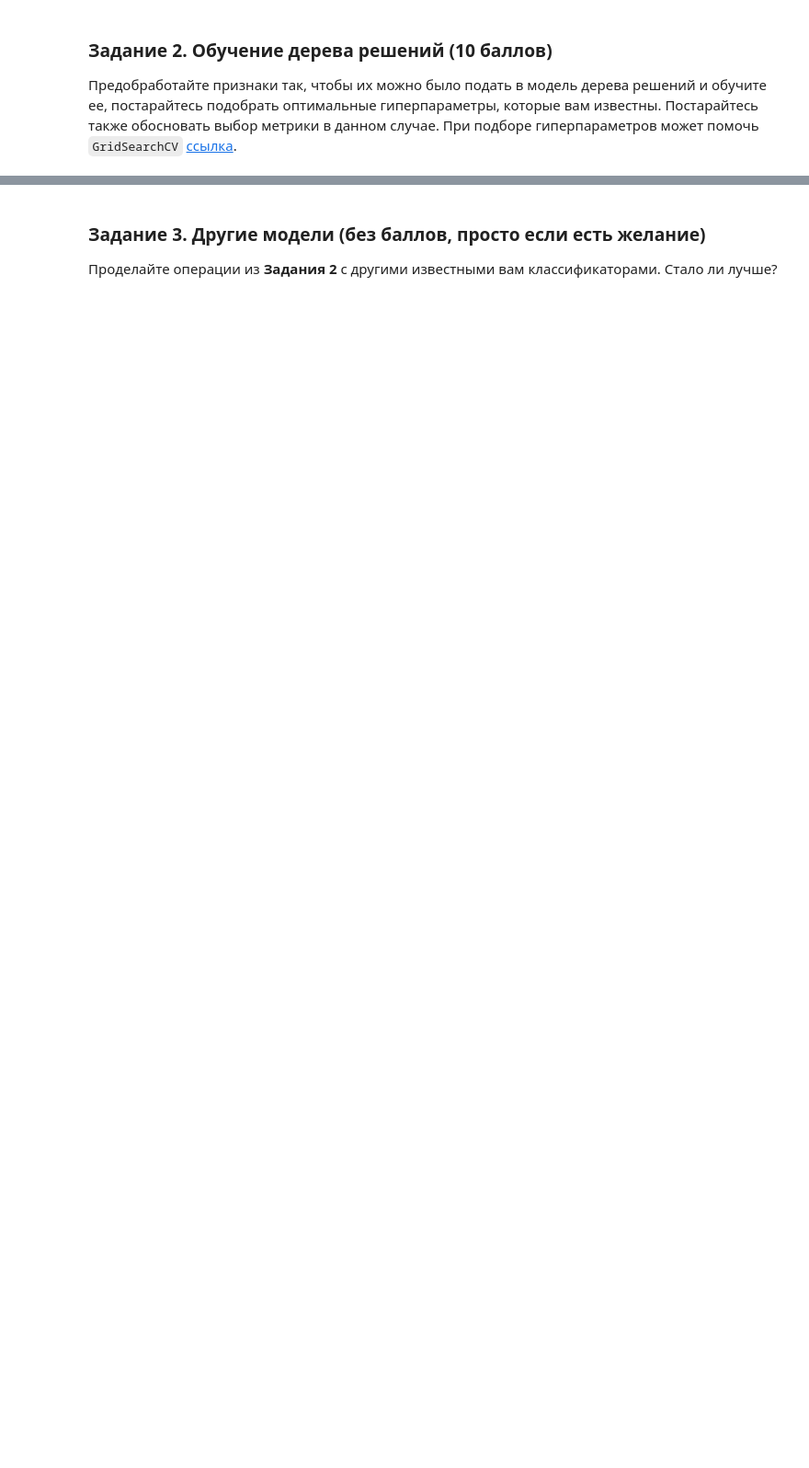
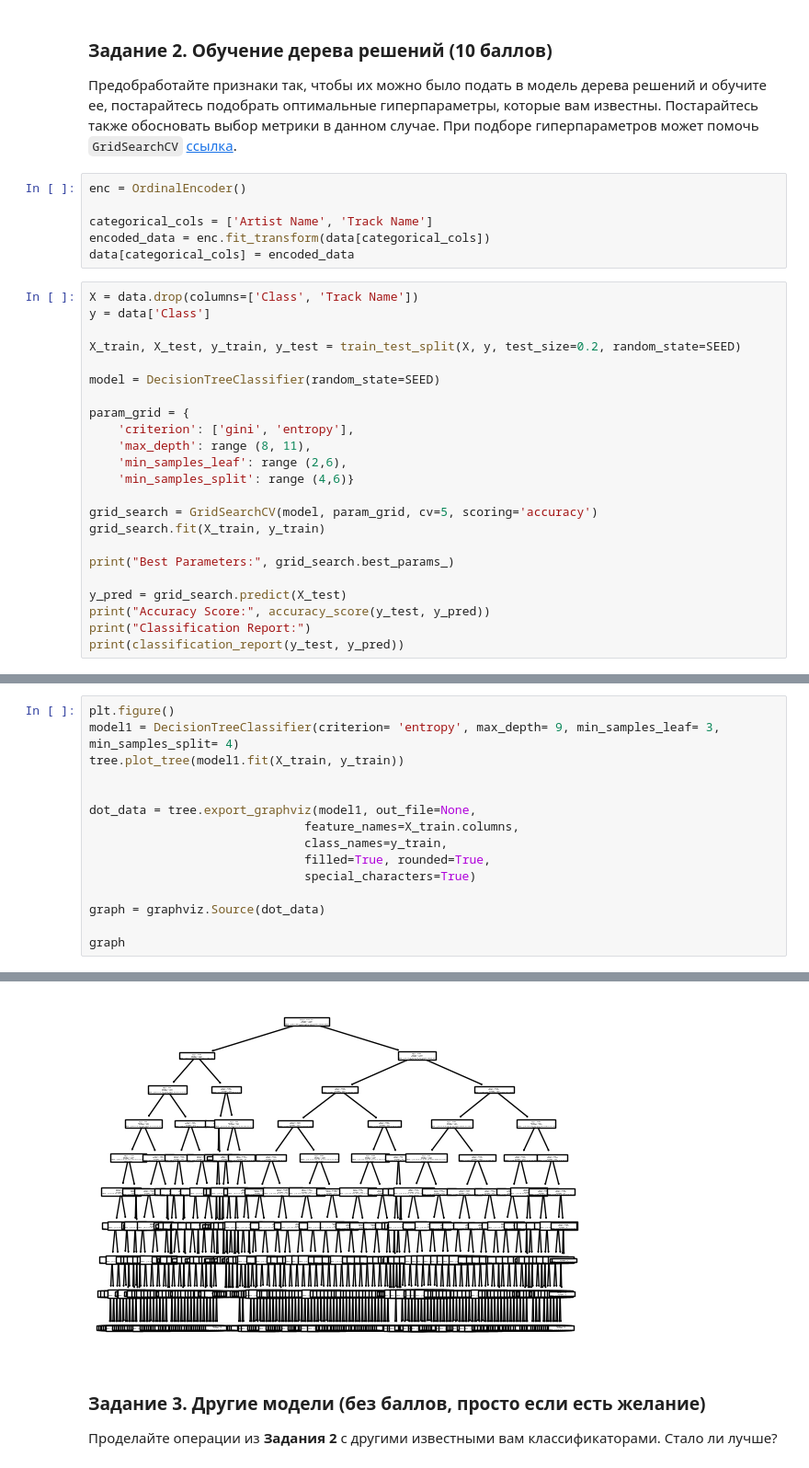
Before and after one commit to danon6868/BI-ml-2024, a Jupyter notebook: lecture_4_dt/homework/dt_lecture_practice.ipynb, the cells around one changed output, grey strips where cells are left out. Shown: that part at 92% size. Cells and saved outputs as stored; diff of their text form; blank space fills up the shorter version.

```diff
--- a/lecture_4_dt/homework/dt_lecture_practice.ipynb
+++ b/lecture_4_dt/homework/dt_lecture_practice.ipynb
@@ -16,3 +132,32 @@ data.head()
 ### Задание 2. Обучение дерева решений (10 баллов)
 
 Предобработайте признаки так, чтобы их можно было подать в модель дерева решений и обучите ее, постарайтесь подобрать оптимальные гиперпараметры, которые вам известны. Постарайтесь также обосновать выбор метрики в данном случае. При подборе гиперпараметров может помочь `GridSearchCV` [ссылка](https://scikit-learn.org/stable/modules/generated/sklearn.model_selection.GridSearchCV.html).
+# %%
+enc = OrdinalEncoder()
+
+categorical_cols = ['Artist Name', 'Track Name']
+encoded_data = enc.fit_transform(data[categorical_cols])
+data[categorical_cols] = encoded_data
+# %%
+X = data.drop(columns=['Class', 'Track Name'])
+y = data['Class']
+
+X_train, X_test, y_train, y_test = train_test_split(X, y, test_size=0.2, random_state=SEED)
+
+model = DecisionTreeClassifier(random_state=SEED)
+
+param_grid = {
+    'criterion': ['gini', 'entropy'],
+    'max_depth': range (8, 11),
+    'min_samples_leaf': range (2,6),
+    'min_samples_split': range (4,6)}
+
+grid_search = GridSearchCV(model, param_grid, cv=5, scoring='accuracy')
+grid_search.fit(X_train, y_train)
+
+print("Best Parameters:", grid_search.best_params_)
+
+y_pred = grid_search.predict(X_test)
+print("Accuracy Score:", accuracy_score(y_test, y_pred))
+print("Classification Report:")
+print(classification_report(y_test, y_pred))
@@ -18,0 +187,16 @@ data.head()
+# %%
+plt.figure()
+model1 = DecisionTreeClassifier(criterion= 'entropy', max_depth= 9, min_samples_leaf= 3, min_samples_split= 4)
+tree.plot_tree(model1.fit(X_train, y_train))
+
+
+dot_data = tree.export_graphviz(model1, out_file=None,
+                              feature_names=X_train.columns,
+                              class_names=y_train,
+                              filled=True, rounded=True,
+                              special_characters=True)
+
+graph = graphviz.Source(dot_data)
+
+graph
+# %% [output]
@@ -19,3 +204,4 @@ data.head()
+[figure, added]
 # %% [markdown]
 ### Задание 3. Другие модели (без баллов, просто если есть желание)
 
```
Also changed, not shown: parts of 13 cells of this notebook.
